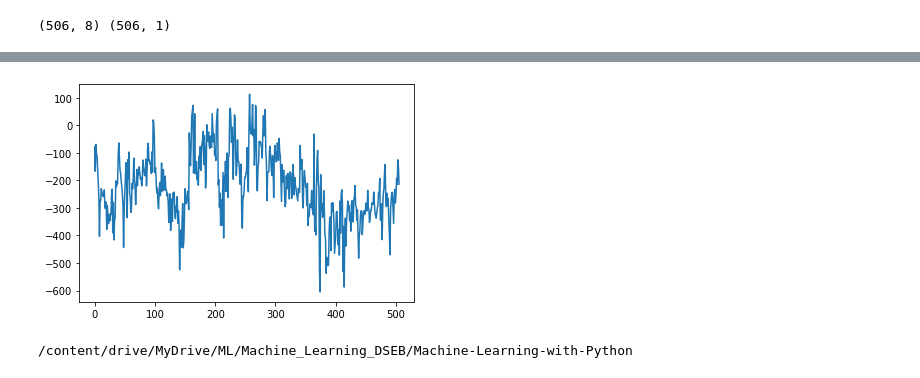
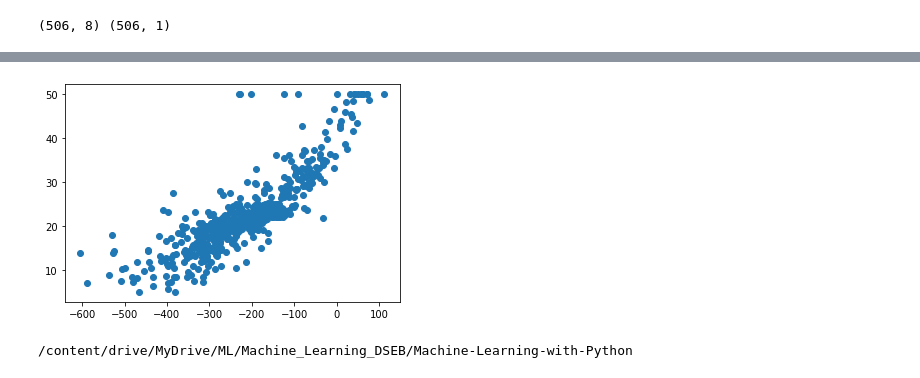
Before and after one commit to minhanh1135/Machine-Learning-with-Python, a Jupyter notebook: Week3-LinearRegression/HW3-Fit-Linear-Regression-Model.ipynb, the cells around one changed output, grey strips where cells are left out. Drawn from its saved outputs; the diff is of its cells as text; code cells hidden in the pictures.

```diff
--- a/Week3-LinearRegression/HW3-Fit-Linear-Regression-Model.ipynb
+++ b/Week3-LinearRegression/HW3-Fit-Linear-Regression-Model.ipynb
@@ -283,10 +290,11 @@ print(x_pre1.shape, w2.shape)
 # %%
 # plt.scatter(y_draw, np.dot(x_pre1,w2))
 # plt.plot(y_draw)
-plt.plot(np.dot(x_pre1, w2))
+plt.scatter(np.dot(x_pre1, w2), y_draw)
+# plt.plot(np.dot(Xbar,theta), y,
 plt.show()
 # %% [output]
-[figure, old version]
+[figure, new version]
 # %%
 %cd /content/drive/MyDrive/ML/Machine_Learning_DSEB/Machine-Learning-with-Python
 # %% [output]
```
Also changed, not shown: parts of 6 cells of this notebook.
